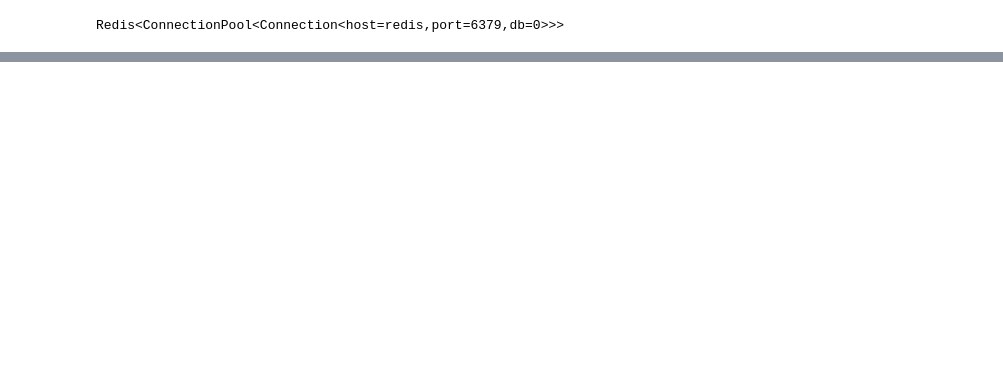
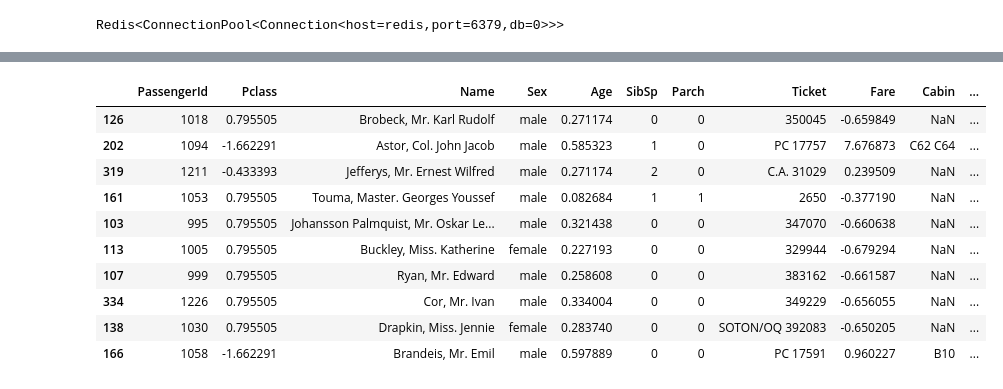
Before and after one commit to izabellapoliv/my_datascience-notebook, a Jupyter notebook: jupyterlab/work/titanic_challenge/create_model.ipynb, the cells around one changed output, grey strips where cells are left out. Drawn from its saved outputs; the diff is of its cells as text; code cells hidden in the pictures; blank space fills up the shorter version.

```diff
--- a/jupyterlab/work/titanic_challenge/create_model.ipynb
+++ b/jupyterlab/work/titanic_challenge/create_model.ipynb
@@ -408,0 +461,4 @@ unpacked_object
+# %%
+# load test dataset
+df_test = pd.read_csv('data/test.csv')
+df_test.head()
@@ -408,0 +489,3 @@ unpacked_object
+# %%
+df_test.Age.fillna(df_test.Age.mode()[0], inplace=True)
+df_test.Fare.fillna(df_test.Fare.median(), inplace=True)
@@ -408,0 +507,4 @@ unpacked_object
+# %%
+dummy_embarked = pd.get_dummies(df_test.Embarked)
+dummy_sex = pd.get_dummies(df_test.Sex)
+df_test = pd.concat([df_test, dummy_sex, dummy_embarked], axis = 1)
@@ -408,0 +515,18 @@ unpacked_object
+# %%
+# Convert SibSp and Parch to only one column: HasRelatives
+df_test['HasRelatives'] = np.where(
+    (df_test.SibSp > 1) | (df_test.Parch > 1), 1, 0
+)
+df_test.sample(10)
+# %% [output]
+|  | PassengerId | Pclass | Name | Sex | Age | SibSp | Parch | Ticket | Fare | Cabin | ... |
+| 126 | 1018 | 0.795505 | Brobeck, Mr. Karl Rudolf | male | 0.271174 | 0 | 0 | 350045 | -0.659849 | NaN | ... |
+| 202 | 1094 | -1.662291 | Astor, Col. John Jacob | male | 0.585323 | 1 | 0 | PC 17757 | 7.676873 | C62 C64 | ... |
+| 319 | 1211 | -0.433393 | Jefferys, Mr. Ernest Wilfred | male | 0.271174 | 2 | 0 | C.A. 31029 | 0.239509 | NaN | ... |
+| 161 | 1053 | 0.795505 | Touma, Master. Georges Youssef | male | 0.082684 | 1 | 1 | 2650 | -0.377190 | NaN | ... |
+| 103 | 995 | 0.795505 | Johansson Palmquist, Mr. Oskar Le... | male | 0.321438 | 0 | 0 | 347070 | -0.660638 | NaN | ... |
+| 113 | 1005 | 0.795505 | Buckley, Miss. Katherine | female | 0.227193 | 0 | 0 | 329944 | -0.679294 | NaN | ... |
+| 107 | 999 | 0.795505 | Ryan, Mr. Edward | male | 0.258608 | 0 | 0 | 383162 | -0.661587 | NaN | ... |
+| 334 | 1226 | 0.795505 | Cor, Mr. Ivan | male | 0.334004 | 0 | 0 | 349229 | -0.656055 | NaN | ... |
+| 138 | 1030 | 0.795505 | Drapkin, Miss. Jennie | female | 0.283740 | 0 | 0 | SOTON/OQ 392083 | -0.650205 | NaN | ... |
+| 166 | 1058 | -1.662291 | Brandeis, Mr. Emil | male | 0.597889 | 0 | 0 | PC 17591 | 0.960227 | B10 | ... |
```
Also changed, not shown: parts of 31 cells of this notebook, 3 other files.
